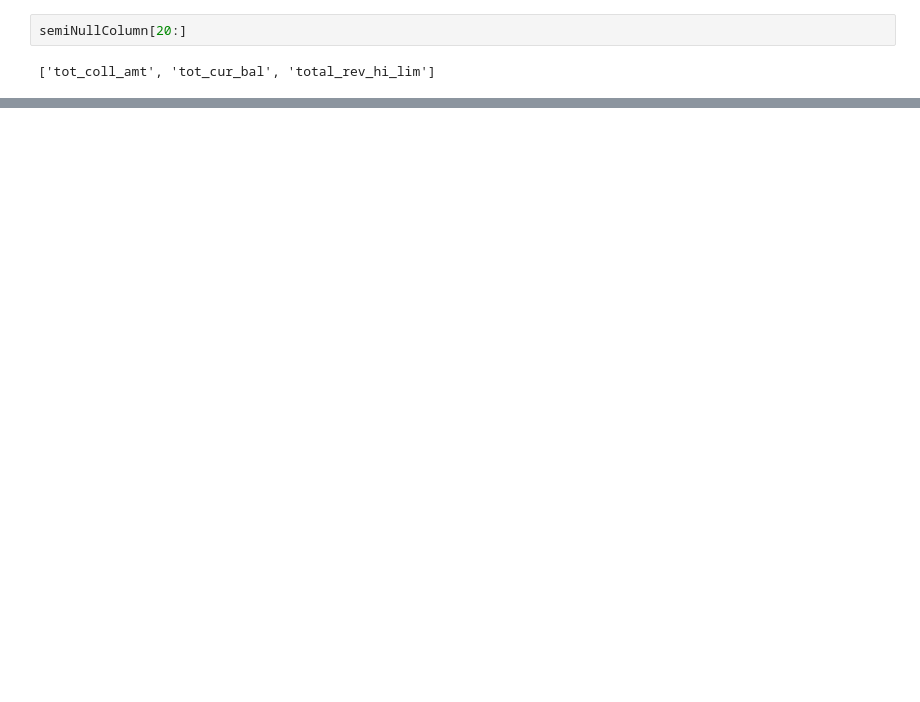
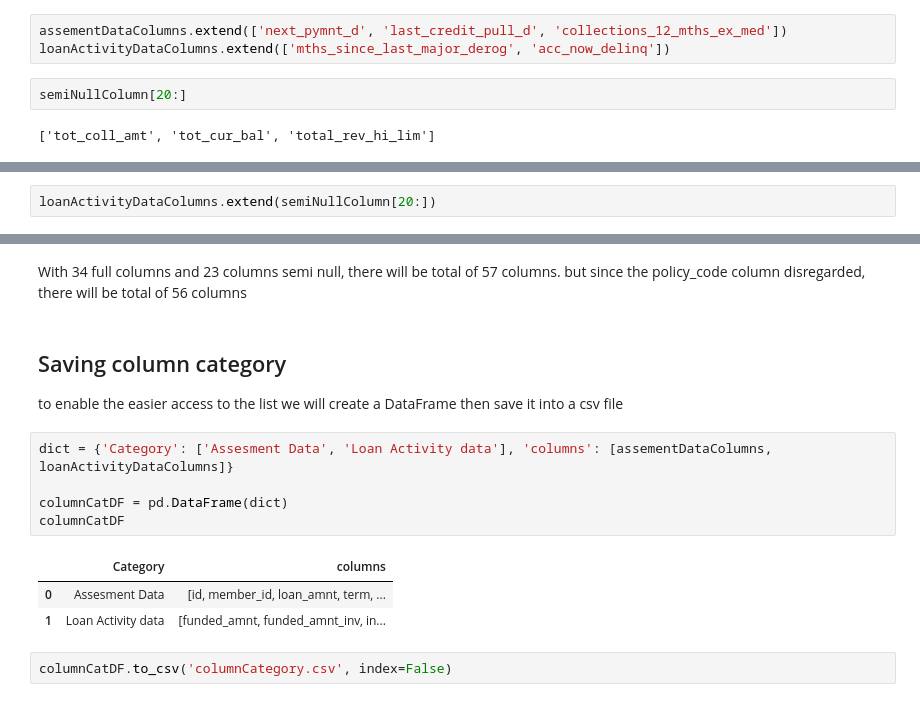
Before and after one commit to khalifaumana/VIX-Rakamin-IDX, a Jupyter notebook: Data inspection.ipynb, the cells around one changed output, grey strips where cells are left out. Saved outputs shown, nothing was run; the diff lists cells and outputs as text; blank space fills up the shorter version.

```diff
--- a/Data inspection.ipynb
+++ b/Data inspection.ipynb
@@ -610,3 +643,6 @@ semiNullColumn[15:20]
+# %%
+assementDataColumns.extend(['next_pymnt_d', 'last_credit_pull_d', 'collections_12_mths_ex_med'])
+loanActivityDataColumns.extend(['mths_since_last_major_derog', 'acc_now_delinq'])
 # %%
 semiNullColumn[20:]
 # %% [output]
@@ -613,0 +660,2 @@ semiNullColumn[20:]
+# %%
+loanActivityDataColumns.extend(semiNullColumn[20:])
@@ -613,0 +672,16 @@ semiNullColumn[20:]
+# %% [markdown]
+With 34 full columns and 23 columns semi null, there will be total of 57 columns. but since the policy_code column disregarded, there will be total of 56 columns
+# %% [markdown]
+## Saving column category
+to enable the easier access to the list we will create a DataFrame then save it into a csv file
+# %%
+dict = {'Category': ['Assesment Data', 'Loan Activity data'], 'columns': [assementDataColumns, loanActivityDataColumns]}
+
+columnCatDF = pd.DataFrame(dict)
+columnCatDF
+# %% [output]
+|  | Category | columns |
+| 0 | Assesment Data | [id, member_id, loan_amnt, term, ... |
+| 1 | Loan Activity data | [funded_amnt, funded_amnt_inv, in... |
+# %%
+columnCatDF.to_csv('columnCategory.csv', index=False)
```
Also changed, not shown: parts of 7 cells of this notebook.
